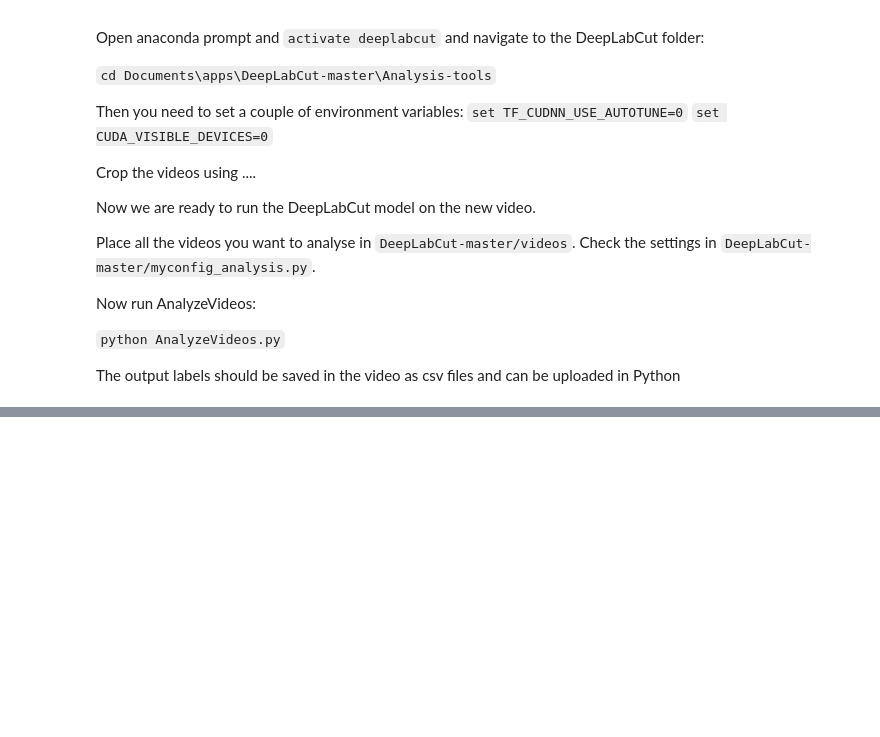
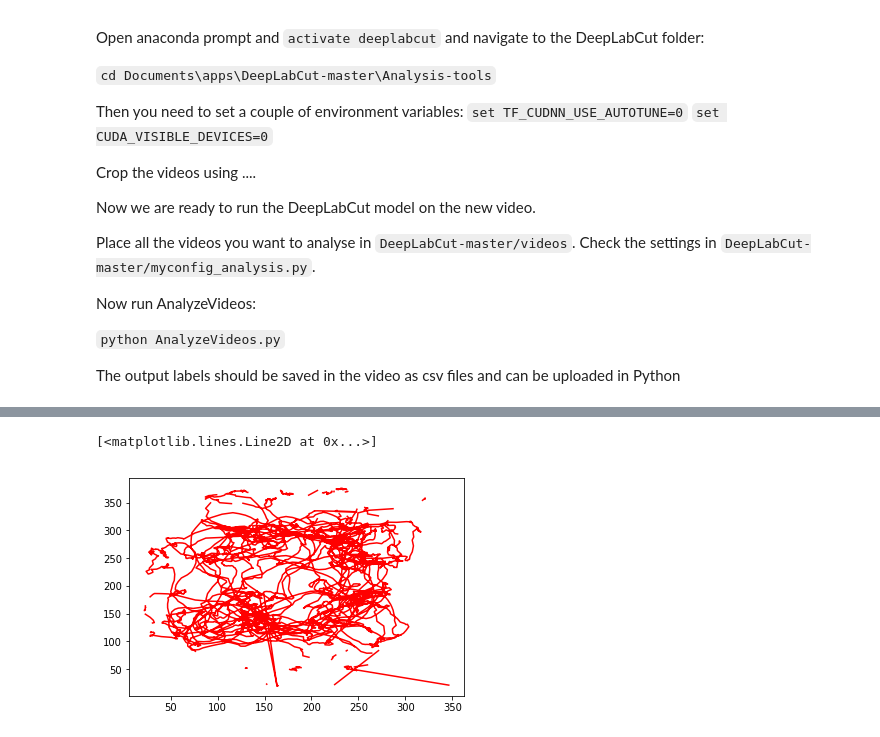
Before and after one commit to caniko/BiKiPy, a Jupyter notebook: DLC example.ipynb, the cells around one changed output, grey strips where cells are left out. Cells and saved outputs as stored; diff of their text form; code cells hidden in the pictures; blank space fills up the shorter version.

```diff
--- a/DLC example.ipynb
+++ b/DLC example.ipynb
@@ -65 +112,6 @@ plt.show()
+# %%
+plt.plot(x_tc, y_tc, 'r')
+# %% [output]
+[<matplotlib.lines.Line2D at 0x...>]
+[figure, added]
 # %%
```
Also changed, not shown: parts of 17 cells of this notebook, 1 other file.
